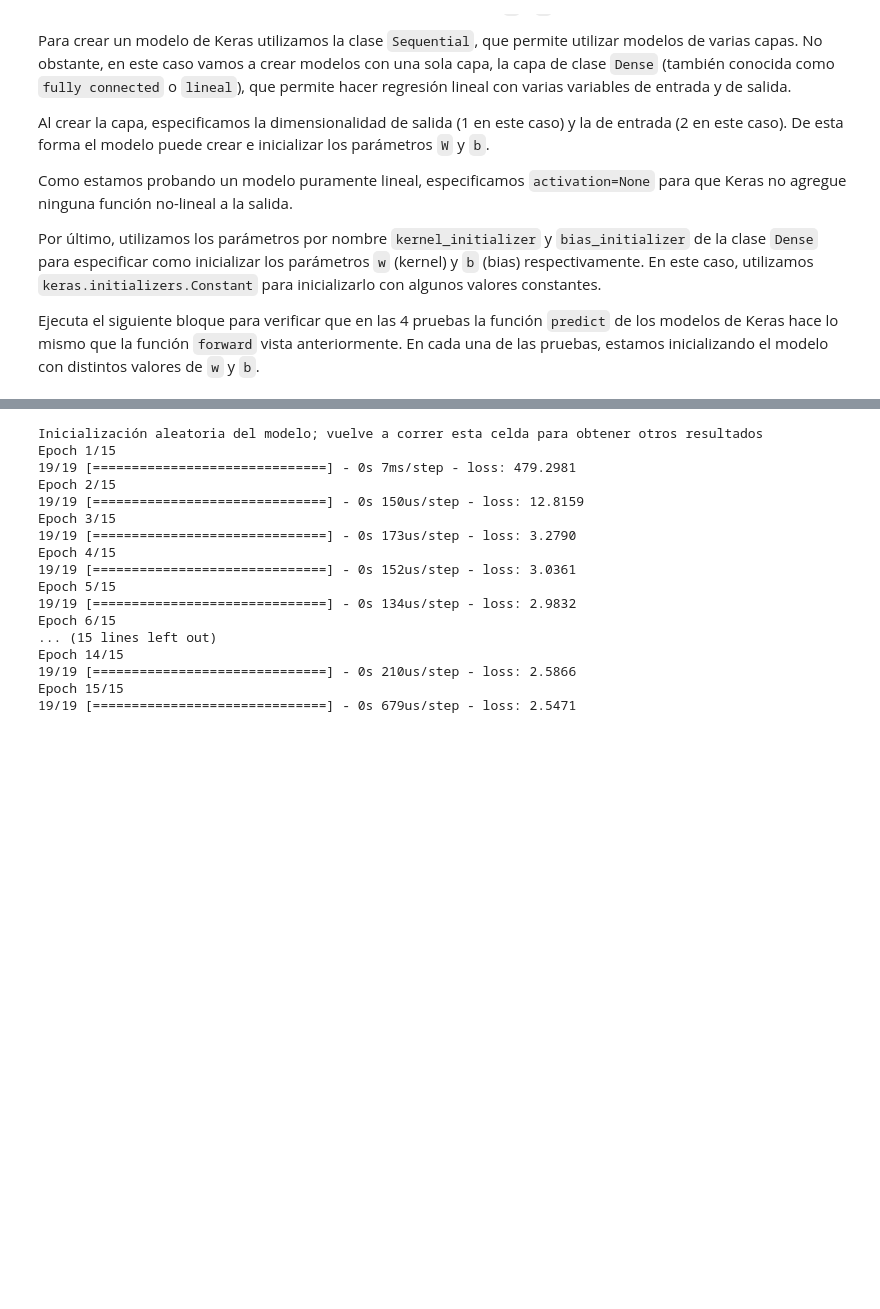
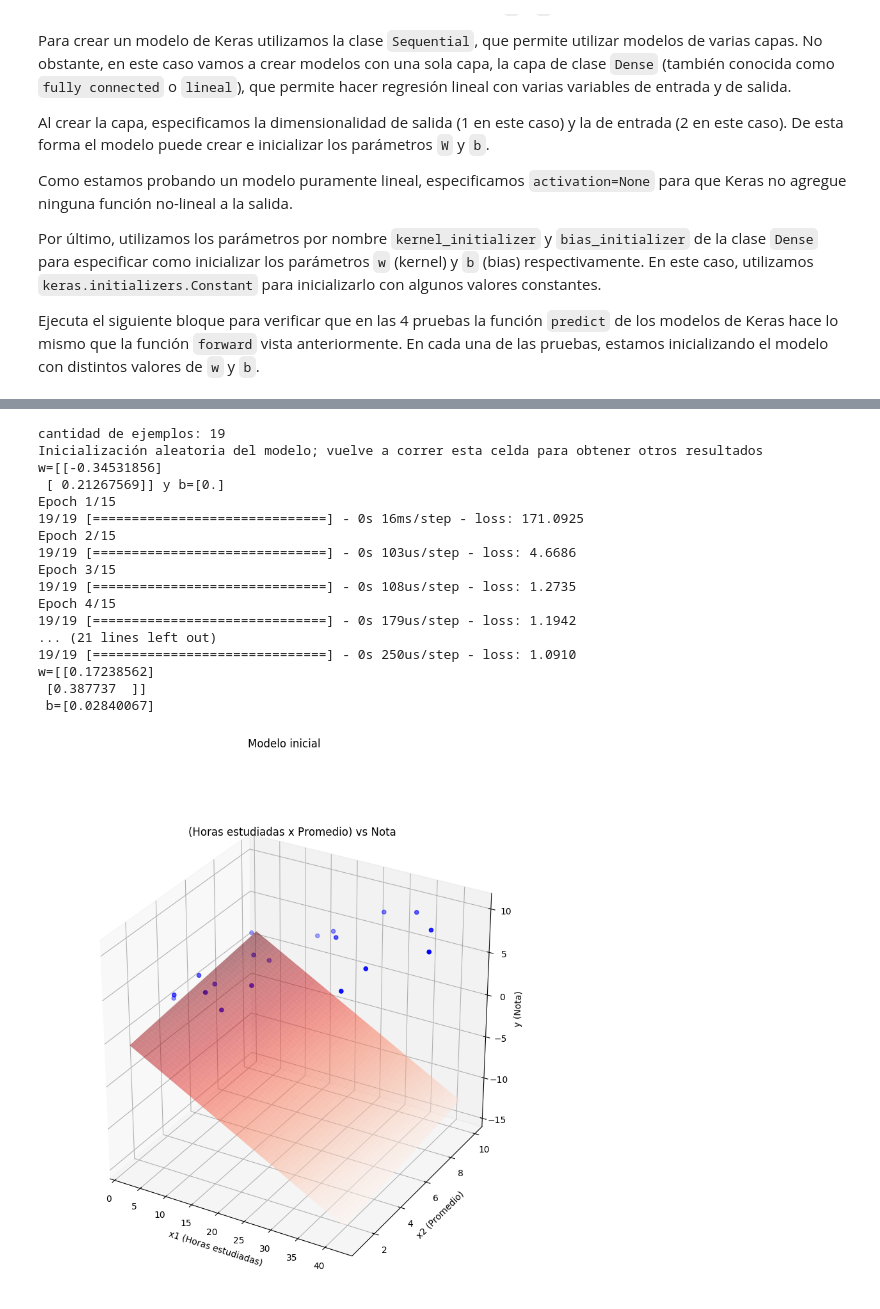
Before and after one commit to chudix/deep_learning, a Jupyter notebook: practica/2/Ejercicio 3 - Regresion Lineal con Keras.ipynb, the cells around one changed output, grey strips where cells are left out. Saved outputs shown, nothing was run; the diff lists cells and outputs as text; code cells hidden in the pictures; blank space fills up the shorter version.

```diff
--- a/practica/2/Ejercicio 3 - Regresion Lineal con Keras.ipynb
+++ b/practica/2/Ejercicio 3 - Regresion Lineal con Keras.ipynb
@@ -139,6 +159,7 @@ x,y=data[:,0:2],data[:,2:3]
 n,d_in=x.shape
 n,d_out=y.shape
 
+print(f'cantidad de ejemplos: {n}')
 # Creación del modelo inicial
 print("Inicialización aleatoria del modelo; vuelve a correr esta celda para obtener otros resultados")
 # Creo un modelo lineal
@@ -148,44 +169,49 @@ modelo = keras.Sequential([
 # visualización del modelo inicial
 mensaje=f"Modelo inicial"
 w,b=modelo.get_weights()
-
+print(f'w={w} y b={b}')
 utils.plot_regresion_lineal(w,b,x,y,title=mensaje)
 
 
 #Creo el optimizador y compilo el modelo para usarlo
 alpha=0.001
 # Optimizador de descenso de gradiente estocástico
 sgd = keras.optimizers.SGD(lr=alpha)
 # error cuadrático medio es la métrica de error a optimizar
 error_metric='mse' # IMPORTANTE
 
 modelo.compile(
   optimizer=sgd,
   loss=error_metric,
   metrics=[], # metricas para ir calculando en cada iteracion o batch (ninguna ahora)
 )
 
+epochs = 15
+batch_size = 32
 # Entrenamiento del modelo
-modelo.fit(x,y,epochs=15,batch_size=32)
+modelo.fit(x,y,epochs=epochs,batch_size=batch_size)
 
 # visualiza el modelo y los datos
 w,b=modelo.get_weights()
 utils.plot_regresion_lineal(w,b,x,y,title="Modelo Final")
+
+print(f'w={w}\n\r b={b}')
 # %% [output]
+cantidad de ejemplos: 19
 Inicialización aleatoria del modelo; vuelve a correr esta celda para obtener otros resultados
+w=[[-0.34531856]
+ [ 0.21267569]] y b=[0.]
 Epoch 1/15
-19/19 [==============================] - 0s 7ms/step - loss: 479.2981
+19/19 [==============================] - 0s 16ms/step - loss: 171.0925
 Epoch 2/15
-19/19 [==============================] - 0s 150us/step - loss: 12.8159
+19/19 [==============================] - 0s 103us/step - loss: 4.6686
 Epoch 3/15
-19/19 [==============================] - 0s 173us/step - loss: 3.2790
+19/19 [==============================] - 0s 108us/step - loss: 1.2735
 Epoch 4/15
-19/19 [==============================] - 0s 152us/step - loss: 3.0361
-Epoch 5/15
-19/19 [==============================] - 0s 134us/step - loss: 2.9832
-Epoch 6/15
-... (15 lines left out)
-Epoch 14/15
-19/19 [==============================] - 0s 210us/step - loss: 2.5866
-Epoch 15/15
-19/19 [==============================] - 0s 679us/step - loss: 2.5471
+19/19 [==============================] - 0s 179us/step - loss: 1.1942
+... (21 lines left out)
+19/19 [==============================] - 0s 250us/step - loss: 1.0910
+w=[[0.17238562]
+ [0.387737  ]]
+ b=[0.02840067]
+[figure, added]
```
Also changed, not shown: parts of 4 cells of this notebook, 2 other files.
